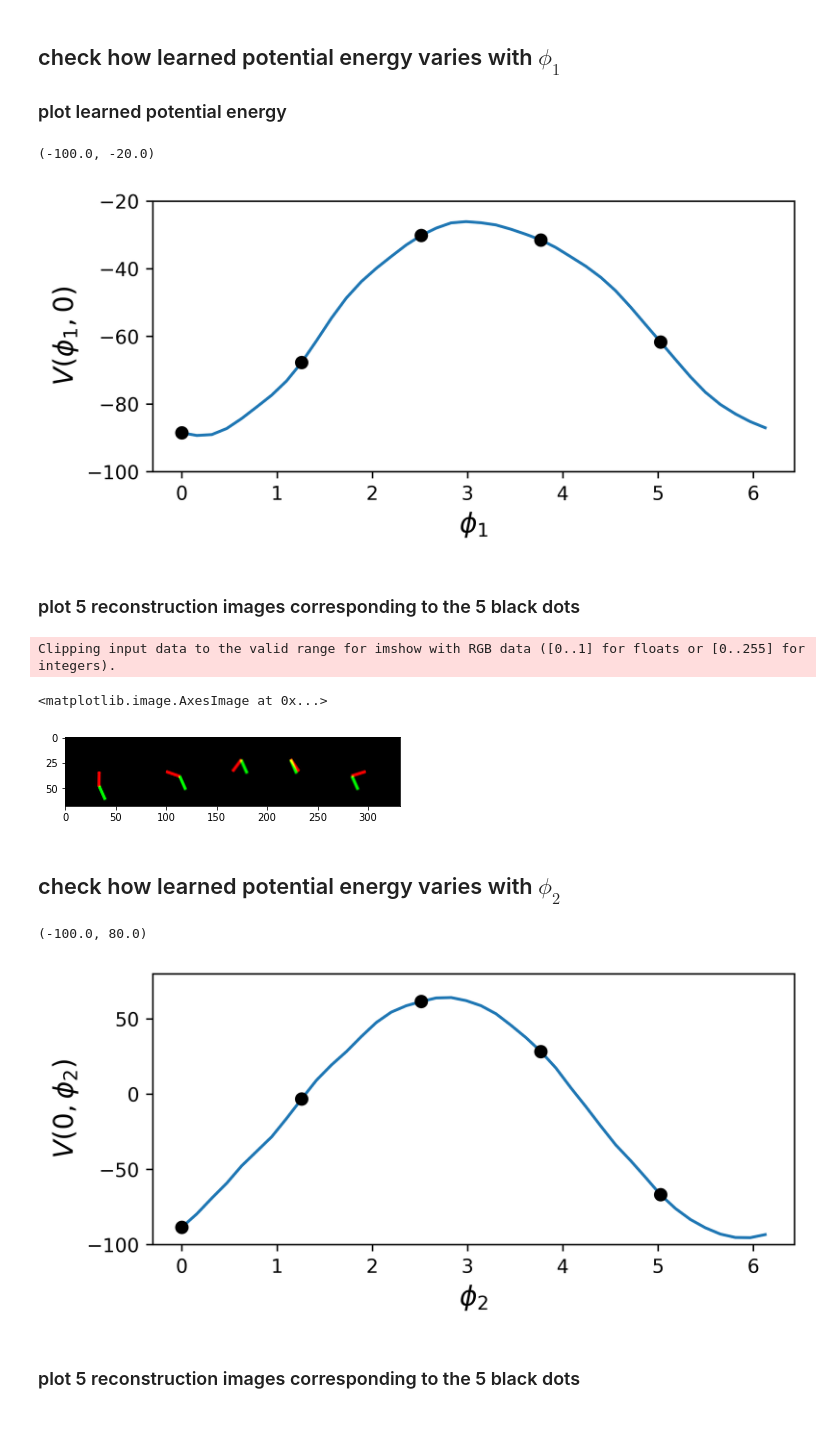
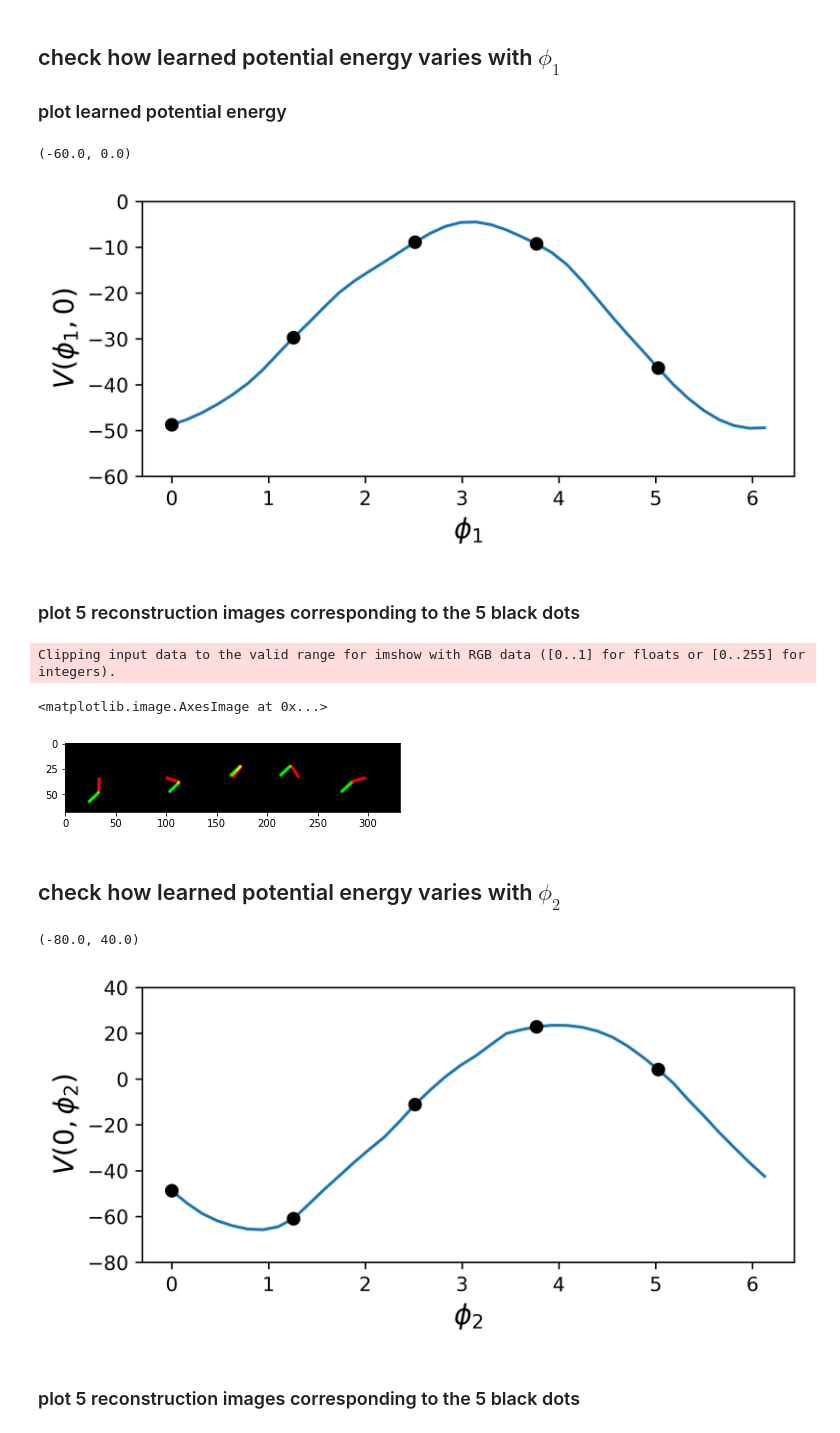
Before and after one commit to DesmondZhong/Lagrangian_caVAE, a Jupyter notebook: analysis/analyze_acro_lag_cavae.ipynb, the cells around one changed output. Cells and saved outputs as stored; diff of their text form; code cells hidden in the pictures.

```diff
--- a/analysis/analyze_acro_lag_cavae.ipynb
+++ b/analysis/analyze_acro_lag_cavae.ipynb
@@ -35,7 +42,7 @@ DPI = 600
 # homo_u, bs 256, annealing
 checkpoint_path = os.path.join(PARENT_DIR,
                                'checkpoints',
-                               'acro-lag-cavae-T_p=4-epoch=2801.ckpt')
+                               'updated-acro-lag-cavae-T_p=4-epoch=998.ckpt')
 model = Model.load_from_checkpoint(checkpoint_path)
 # %% [markdown]
 ## Prepare Data
@@ -108,10 +115,10 @@ fig = plt.figure(figsize=[6, 2.6], dpi=DPI)
 plt.plot(q1[:-1], V_q, marker = 'o', markevery=markers_on, markerfacecolor=(0,0,0,1), markeredgecolor=(0,0,0,1))
 plt.xlabel(r"$\phi_1$", fontsize=14)
 plt.ylabel(r"$V(\phi_1, 0)$", fontsize=14)
-plt.ylim([-100, -20])
+plt.ylim([-60, 0])
 # %% [output]
-(-100.0, -20.0)
+(-60.0, 0.0)
-[figure, old version]
+[figure, new version]
 # %% [markdown]
 ### plot 5 reconstruction images corresponding to the 5 black dots
 # %%
@@ -142,7 +149,7 @@ plt.imshow(grid.permute(1,2,0).detach().cpu().numpy())
 # %% [output]
 Clipping input data to the valid range for imshow with RGB data ([0..1] for floats or [0..255] for integers).
 <matplotlib.image.AxesImage at 0x...>
-[figure, old version]
+[figure, new version]
 # %% [markdown]
 ## check how learned potential energy varies with $\phi_2$
 # %%
@@ -155,14 +162,14 @@ cos_q_sin_q = torch.tensor(cos_q_sin_q, dtype=torch.float32)
 # %%
 V_q = model.ode.V_net(cos_q_sin_q).detach().cpu().numpy()
 markers_on = [0, 8, 16, 24, 32]
 fig = plt.figure(figsize=[6, 2.6], dpi=DPI)
 plt.plot(q2[:-1], V_q, marker = 'o', markevery=markers_on, markerfacecolor=(0,0,0,1), markeredgecolor=(0,0,0,1))
 plt.xlabel(r"$\phi_2$", fontsize=14)
 plt.ylabel(r"$V(0, \phi_2)$", fontsize=14)
-plt.ylim([-100, 80])
+plt.ylim([-80, 40])
 # %% [output]
-(-100.0, 80.0)
+(-80.0, 40.0)
-[figure, old version]
+[figure, new version]
 # %% [markdown]
 ### plot 5 reconstruction images corresponding to the 5 black dots
 # %%
```
Also changed, not shown: parts of 6 cells of this notebook, 8 other files.
